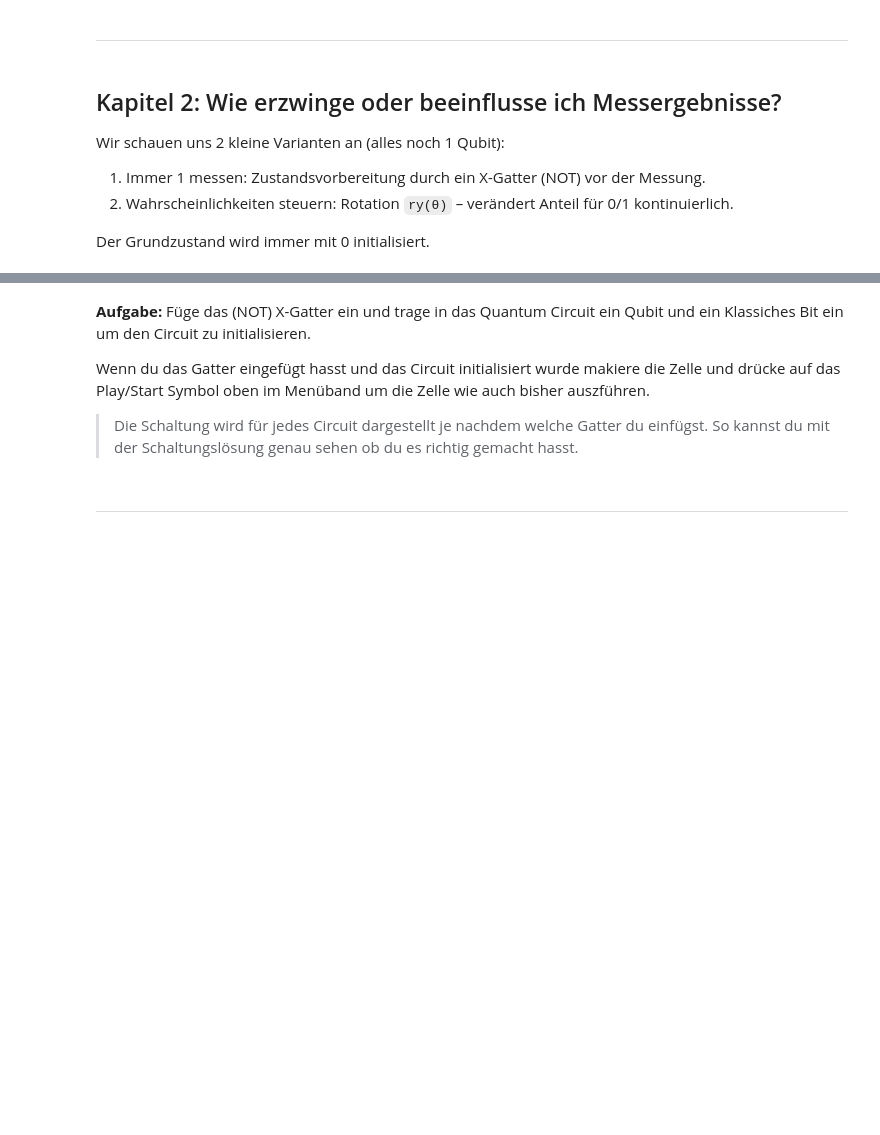
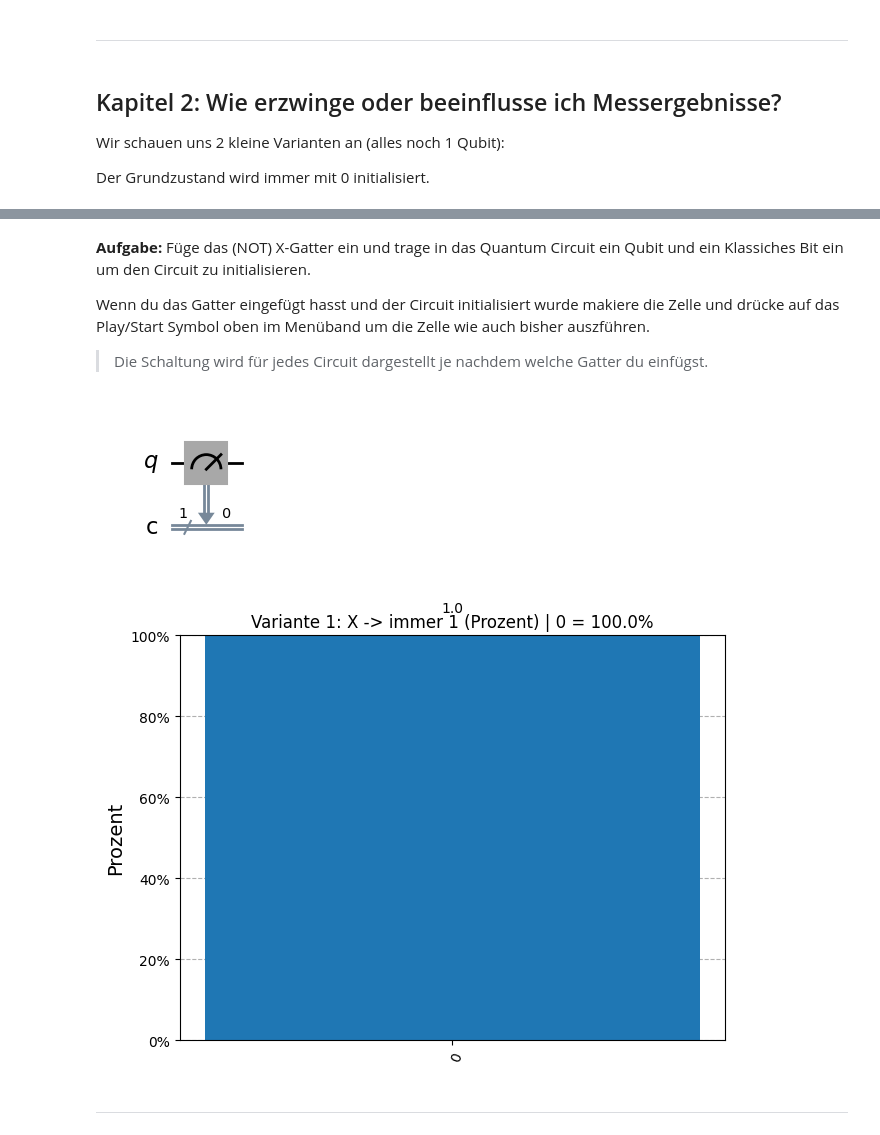
Before and after one commit to JuliusEnBW/Qiskit_Workshop, a Jupyter notebook: qiskit_workshop_demo_tasks.ipynb, the cells around one changed output, grey strips where cells are left out. Drawn from its saved outputs; the diff is of its cells as text; code cells hidden in the pictures; blank space fills up the shorter version.

Commit message:
major changes new top image

```diff
--- a/qiskit_workshop_demo_tasks.ipynb
+++ b/qiskit_workshop_demo_tasks.ipynb
@@ -331,11 +400,6 @@ counts_simple, probs_simple = run_single_qubit_demo(qc_simple, shots, backend)
 ## Kapitel 2: Wie erzwinge oder beeinflusse ich Messergebnisse?
 Wir schauen uns 2 kleine Varianten an (alles noch 1 Qubit):
 
-1. Immer 1 messen: Zustandsvorbereitung durch ein X-Gatter (NOT) vor der Messung.
-2. Wahrscheinlichkeiten steuern: Rotation `ry(θ)` – verändert Anteil für 0/1 kontinuierlich.
-
-
-
 Der Grundzustand wird immer mit 0 initialisiert.
 # %% [markdown]
 ### Variante 1: Immer 1 erzwingen mit X-Gate
@@ -348,26 +412,29 @@ Schaltungslösung:
 **Aufgabe:** Füge das (NOT) X-Gatter ein und trage in das Quantum Circuit ein Qubit und ein Klassiches Bit ein um den Circuit zu initialisieren.
 
 
-Wenn du das Gatter eingefügt hasst und das Circuit initialisiert wurde makiere die Zelle und drücke auf das Play/Start Symbol oben im Menüband um die Zelle wie auch bisher auszführen.
+Wenn du das Gatter eingefügt hasst und der Circuit initialisiert wurde makiere die Zelle und drücke auf das Play/Start Symbol oben im Menüband um die Zelle wie auch bisher auszführen.
 
-> Die Schaltung wird für jedes Circuit dargestellt je nachdem welche Gatter du einfügst. So kannst du mit der Schaltungslösung genau sehen ob du es richtig gemacht hasst.
+> Die Schaltung wird für jedes Circuit dargestellt je nachdem welche Gatter du einfügst.
 # %%
 # Variante 1: Immer 1 messen (gekürzt)
 # Ergänze NUR: QuantumCircuit Initialisierung + X-Gatter vor der Messung.
 from variant_utils import run_variant1_demo, QuantumCircuit
 
 shots = 1000
 
 # Circuit mit 1 Qubit & 1 klassischem Bit anlegen:
-qc_one = QuantumCircuit(1,1)
+qc_one =
 
 # Füge hier das X-Gatter hinzu, damit der Zustand |1> entsteht:
 
 
 qc_one.measure(0,0)
 
 # Ausführen & Plot (Rest in variant_utils/workshop_utils)
 counts_one, probs_one = run_variant1_demo(qc_one, shots, backend)
+# %% [output]
+[figure, added]
+[figure, added]
 # %% [markdown]
 --------------------------------------------------------------------------------------------------------------------
 # %% [markdown]
```
Also changed, not shown: parts of 18 cells of this notebook, 1 other file.
